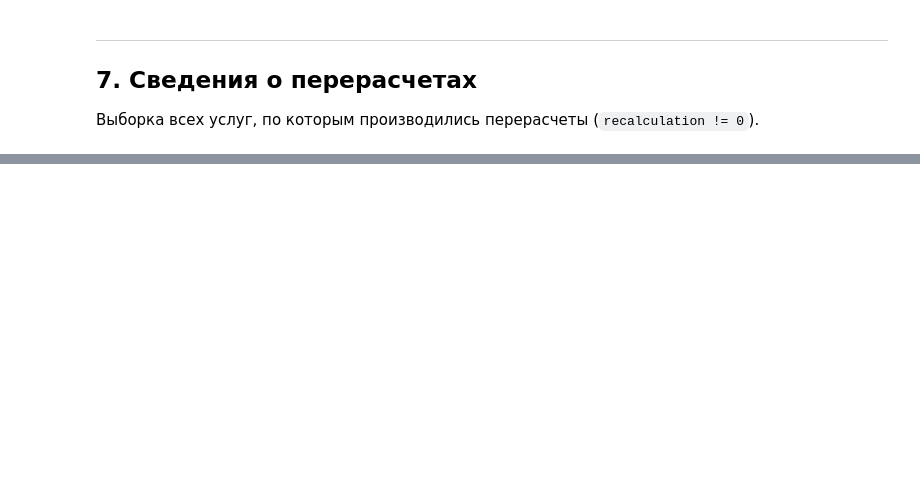
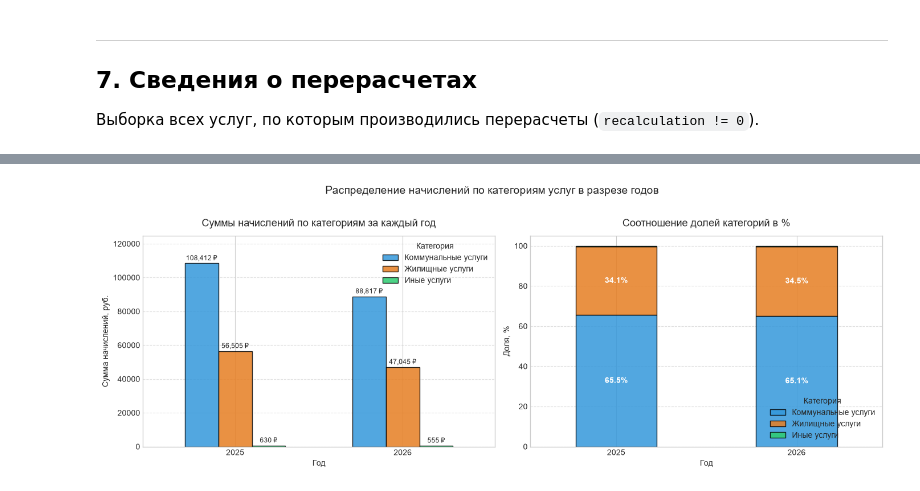
Before and after one commit to mbegma/pdf_table_parcer, a Jupyter notebook: notebooks/receipts_analytics.ipynb, the cells around one changed output, grey strips where cells are left out. Saved outputs shown, nothing was run; the diff lists cells and outputs as text; code cells hidden in the pictures; blank space fills up the shorter version.

```diff
--- a/notebooks/receipts_analytics.ipynb
+++ b/notebooks/receipts_analytics.ipynb
@@ -323,0 +414,82 @@ else:
+# %%
+query_cat_yearly = """
+WITH year_totals AS (
+    SELECT year, SUM(total_amount) AS total_year
+    FROM service_charges sc
+    JOIN receipts r ON sc.receipt_id = r.id
+    GROUP BY year
+)
+SELECT
+    r.year AS 'Год',
+    sc.service_category AS 'Категория',
+    ROUND(SUM(sc.total_amount), 2) AS 'Сумма, руб.',
+    ROUND(SUM(sc.total_amount) * 100.0 / yt.total_year, 1) AS 'Доля, %'
+FROM service_charges sc
+JOIN receipts r ON sc.receipt_id = r.id
+JOIN year_totals yt ON r.year = yt.year
+GROUP BY r.year, sc.service_category
+ORDER BY r.year, SUM(sc.total_amount) DESC;
+"""
+
+if HAS_PLOT_LIBS:
+    df_cat_year = pd.read_sql_query(query_cat_yearly, conn)
+    display(df_cat_year)
+
+    # Сводные таблицы по суммам и долям
+    pivot_sum = df_cat_year.pivot(index='Год', columns='Категория', values='Сумма, руб.')
+    pivot_share = df_cat_year.pivot(index='Год', columns='Категория', values='Доля, %')
+
+    # Фиксированный порядок категорий для легенды и цветов
+    cat_order = [c for c in ['Коммунальные услуги', 'Жилищные услуги', 'Иные услуги'] if c in pivot_sum.columns]
+    pivot_sum = pivot_sum[cat_order]
+    pivot_share = pivot_share[cat_order]
+
+    colors = ['#3498db', '#e67e22', '#2ecc71']
+    fig, (ax1, ax2) = plt.subplots(1, 2, figsize=(14, 5))
+
+    # 1. Абсолютные суммы начислений по годам (руб.)
+    pivot_sum.plot(kind='bar', ax=ax1, color=colors, width=0.6, edgecolor='black', alpha=0.85)
+    ax1.set_title("Суммы начислений по категориям за каждый год", fontsize=13, pad=12)
+    ax1.set_ylabel("Сумма начислений, руб.")
+    ax1.set_xlabel("Год")
+    ax1.set_xticklabels(pivot_sum.index, rotation=0)
+    ax1.grid(axis='y', linestyle='--', alpha=0.6)
+    ax1.legend(title="Категория", loc="upper right")
+
+    # Подписи сумм над столбцами
+    for p in ax1.patches:
+        height = p.get_height()
+        if height > 0:
+            ax1.annotate(f"{height:,.0f} ₽",
+                         (p.get_x() + p.get_width() / 2., height),
+                         ha='center', va='bottom', fontsize=8.5,
+                         xytext=(0, 2), textcoords='offset points')
+    ax1.set_ylim(0, pivot_sum.values.max() * 1.15)
+
+    # 2. Структура долей в процентах (100% Stacked Bar)
+    pivot_share.plot(kind='bar', stacked=True, ax=ax2, color=colors, width=0.45, edgecolor='black', alpha=0.85)
+    ax2.set_title("Соотношение долей категорий в %", fontsize=13, pad=12)
+    ax2.set_ylabel("Доля, %")
+    ax2.set_xlabel("Год")
+    ax2.set_xticklabels(pivot_share.index, rotation=0)
+    ax2.set_ylim(0, 105)
+    ax2.grid(axis='y', linestyle='--', alpha=0.6)
+    ax2.legend(title="Категория", loc="lower right")
+
+    # Подписи процентов внутри стека
+    for n, year in enumerate(pivot_share.index):
+        cum_height = 0
+        for col in cat_order:
+            val = pivot_share.loc[year, col]
+            if val > 3.0:
+                ax2.text(n, cum_height + val / 2, f"{val:.1f}%",
+                         ha='center', va='center', fontsize=10, fontweight='bold', color='white')
+            cum_height += val
+
+    fig.suptitle("Распределение начислений по категориям услуг в разрезе годов", fontsize=14, y=1.02)
+    plt.tight_layout()
+    plt.show()
+else:
+    for r in conn.execute(query_cat_yearly):
+        print(dict(r))
+# %% [output]
@@ -323,0 +503 @@ else:
+[figure, added]
```
Also changed, not shown: parts of 12 cells of this notebook, 1 other file.
